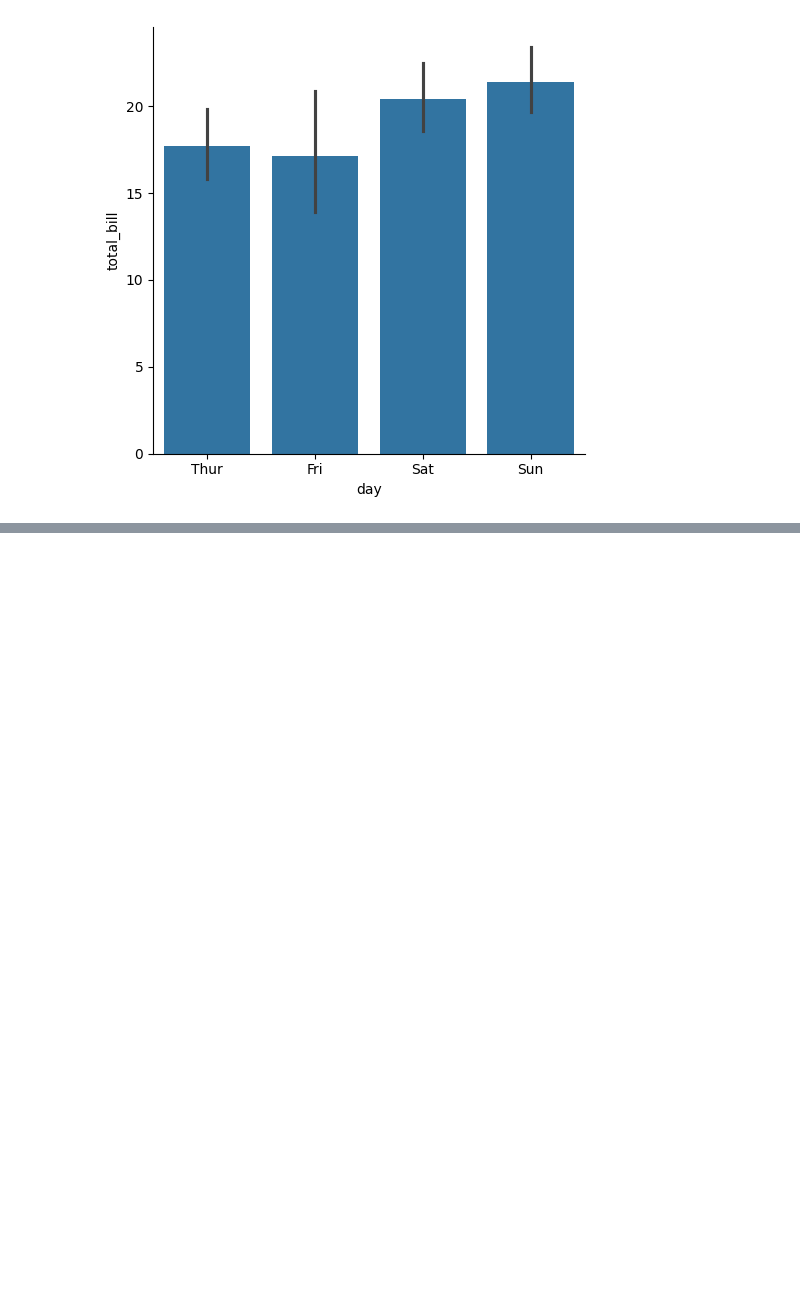
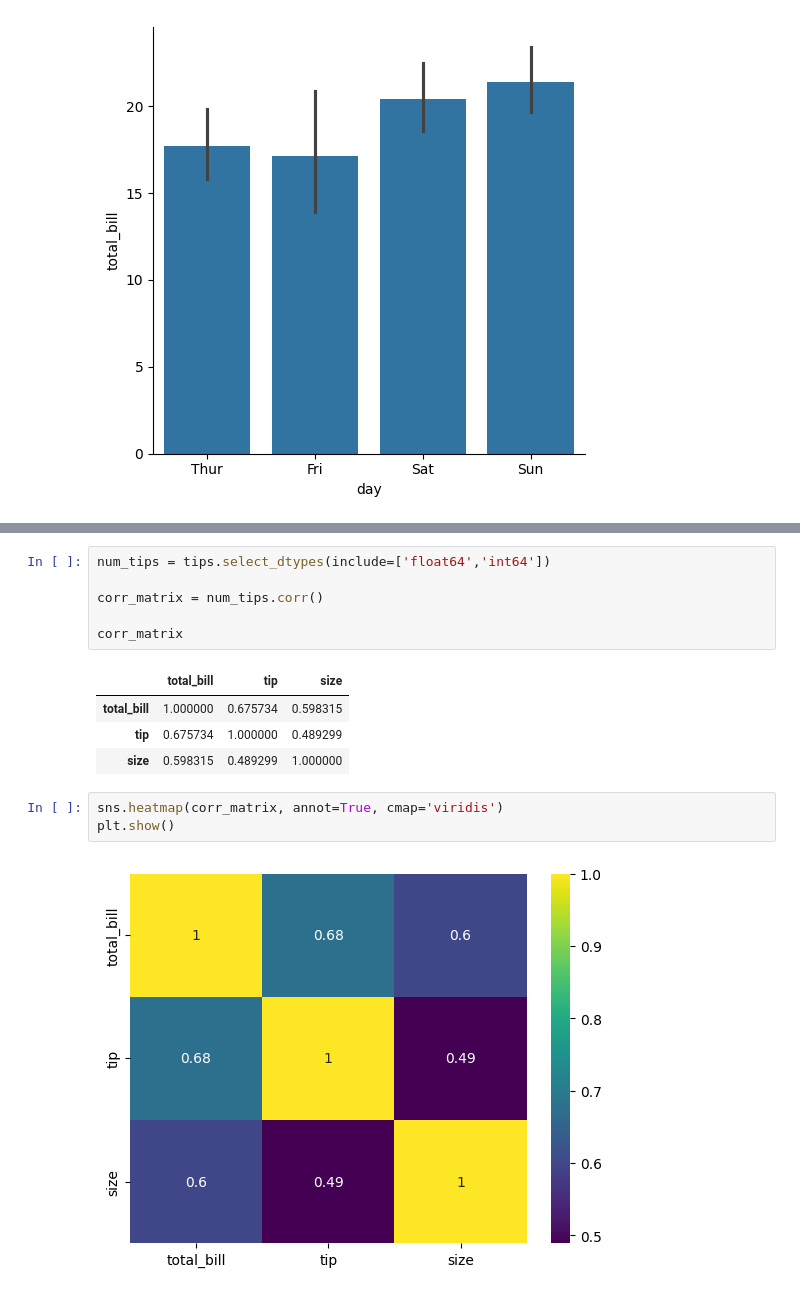
Before and after one commit to Avinash-Tamarapalli/DataScience, a Jupyter notebook: DA/seaborn.ipynb, the cells around one changed output, grey strips where cells are left out. Cells and saved outputs as stored; diff of their text form; blank space fills up the shorter version.

Commit message:
Seaborn completed and in Seaborn-2 regression plot started

```diff
--- a/DA/seaborn.ipynb
+++ b/DA/seaborn.ipynb
@@ -243,0 +276,16 @@ sns.catplot(x='day',y='total_bill',data=tips, kind = 'bar')
+# %%
+num_tips = tips.select_dtypes(include=['float64','int64'])
+
+corr_matrix = num_tips.corr()
+
+corr_matrix
+# %% [output]
+|  | total_bill | tip | size |
+| total_bill | 1.000000 | 0.675734 | 0.598315 |
+| tip | 0.675734 | 1.000000 | 0.489299 |
+| size | 0.598315 | 0.489299 | 1.000000 |
+# %%
+sns.heatmap(corr_matrix, annot=True, cmap='viridis')
+plt.show()
+# %% [output]
+[figure, added]
```
Also changed, not shown: parts of 28 cells of this notebook, 1 other file.
